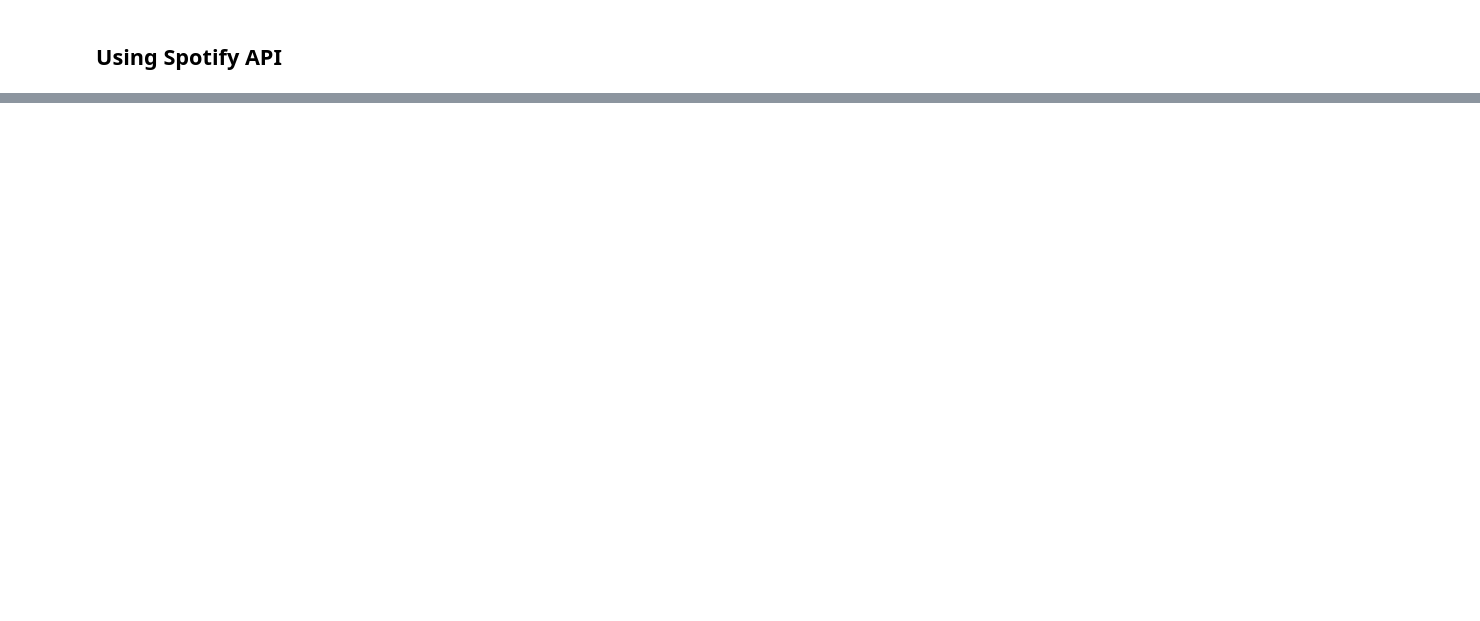
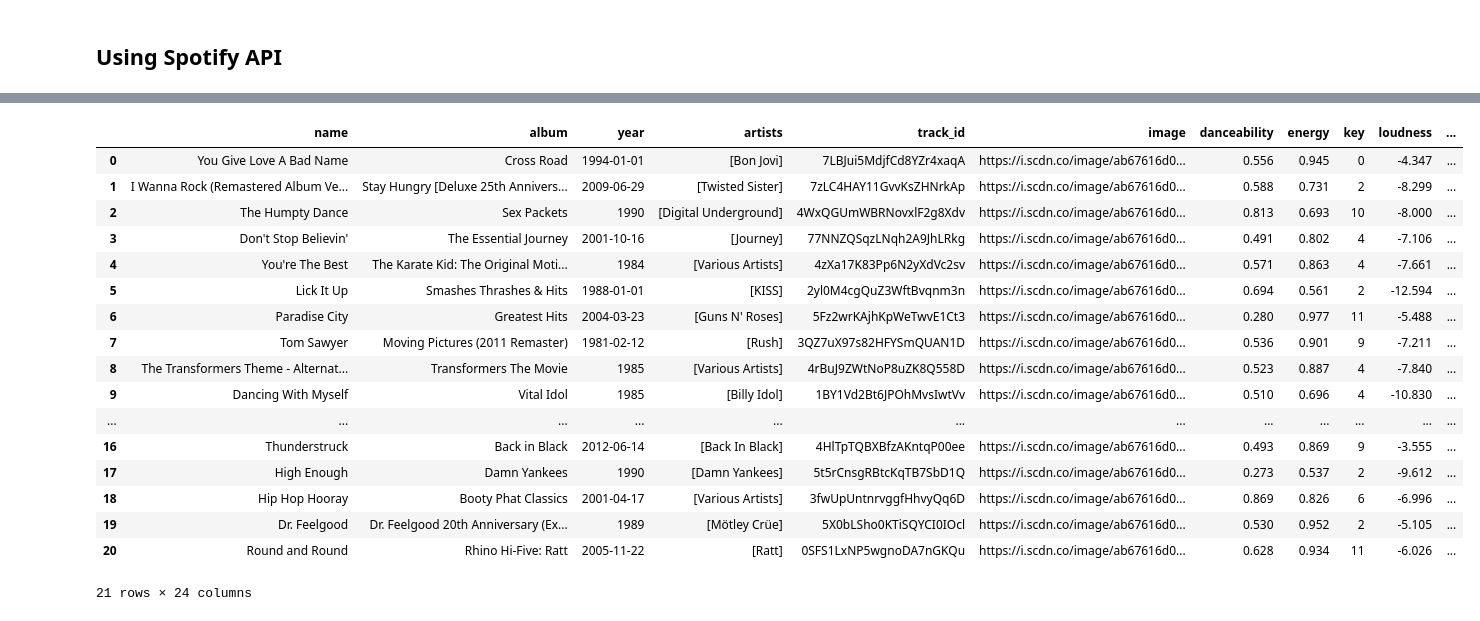
Before and after one commit to jsakarvadia/music-taste-classification-cdc2023, a Jupyter notebook: spotify_algorithm.ipynb, the cells around one changed output, grey strips where cells are left out. Saved outputs shown, nothing was run; the diff lists cells and outputs as text; code cells hidden in the pictures; blank space fills up the shorter version.

Commit message:
added single playlist capability

```diff
--- a/spotify_algorithm.ipynb
+++ b/spotify_algorithm.ipynb
@@ -100,0 +71,21 @@ import spotipy.util as util
+# %%
+get_playlist('4ijJSfRKLOKSLt51BIVYww')
+# %% [output]
+|  | name | album | year | artists | track_id | image | danceability | energy | key | loudness | ... |
+| 0 | You Give Love A Bad Name | Cross Road | 1994-01-01 | [Bon Jovi] | 7LBJui5MdjfCd8YZr4xaqA | https://i.scdn.co/image/ab67616d0... | 0.556 | 0.945 | 0 | -4.347 | ... |
+| 1 | I Wanna Rock (Remastered Album Ve... | Stay Hungry [Deluxe 25th Annivers... | 2009-06-29 | [Twisted Sister] | 7zLC4HAY11GvvKsZHNrkAp | https://i.scdn.co/image/ab67616d0... | 0.588 | 0.731 | 2 | -8.299 | ... |
+| 2 | The Humpty Dance | Sex Packets | 1990 | [Digital Underground] | 4WxQGUmWBRNovxlF2g8Xdv | https://i.scdn.co/image/ab67616d0... | 0.813 | 0.693 | 10 | -8.000 | ... |
+| 3 | Don't Stop Believin' | The Essential Journey | 2001-10-16 | [Journey] | 77NNZQSqzLNqh2A9JhLRkg | https://i.scdn.co/image/ab67616d0... | 0.491 | 0.802 | 4 | -7.106 | ... |
+| 4 | You're The Best | The Karate Kid: The Original Moti... | 1984 | [Various Artists] | 4zXa17K83Pp6N2yXdVc2sv | https://i.scdn.co/image/ab67616d0... | 0.571 | 0.863 | 4 | -7.661 | ... |
+| 5 | Lick It Up | Smashes Thrashes & Hits | 1988-01-01 | [KISS] | 2yl0M4cgQuZ3WftBvqnm3n | https://i.scdn.co/image/ab67616d0... | 0.694 | 0.561 | 2 | -12.594 | ... |
+| 6 | Paradise City | Greatest Hits | 2004-03-23 | [Guns N' Roses] | 5Fz2wrKAjhKpWeTwvE1Ct3 | https://i.scdn.co/image/ab67616d0... | 0.280 | 0.977 | 11 | -5.488 | ... |
+| 7 | Tom Sawyer | Moving Pictures (2011 Remaster) | 1981-02-12 | [Rush] | 3QZ7uX97s82HFYSmQUAN1D | https://i.scdn.co/image/ab67616d0... | 0.536 | 0.901 | 9 | -7.211 | ... |
+| 8 | The Transformers Theme - Alternat... | Transformers The Movie | 1985 | [Various Artists] | 4rBuJ9ZWtNoP8uZK8Q558D | https://i.scdn.co/image/ab67616d0... | 0.523 | 0.887 | 4 | -7.840 | ... |
+| 9 | Dancing With Myself | Vital Idol | 1985 | [Billy Idol] | 1BY1Vd2Bt6JPOhMvsIwtVv | https://i.scdn.co/image/ab67616d0... | 0.510 | 0.696 | 4 | -10.830 | ... |
+| ... | ... | ... | ... | ... | ... | ... | ... | ... | ... | ... | ... |
+| 16 | Thunderstruck | Back in Black | 2012-06-14 | [Back In Black] | 4HlTpTQBXBfzAKntqP00ee | https://i.scdn.co/image/ab67616d0... | 0.493 | 0.869 | 9 | -3.555 | ... |
+| 17 | High Enough | Damn Yankees | 1990 | [Damn Yankees] | 5t5rCnsgRBtcKqTB7SbD1Q | https://i.scdn.co/image/ab67616d0... | 0.273 | 0.537 | 2 | -9.612 | ... |
+| 18 | Hip Hop Hooray | Booty Phat Classics | 2001-04-17 | [Various Artists] | 3fwUpUntnrvggfHhvyQq6D | https://i.scdn.co/image/ab67616d0... | 0.869 | 0.826 | 6 | -6.996 | ... |
+| 19 | Dr. Feelgood | Dr. Feelgood 20th Anniversary (Ex... | 1989 | [Mötley Crüe] | 5X0bLSho0KTiSQYCI0IOcl | https://i.scdn.co/image/ab67616d0... | 0.530 | 0.952 | 2 | -5.105 | ... |
+| 20 | Round and Round | Rhino Hi-Five: Ratt | 2005-11-22 | [Ratt] | 0SFS1LxNP5wgnoDA7nGKQu | https://i.scdn.co/image/ab67616d0... | 0.628 | 0.934 | 11 | -6.026 | ... |
+21 rows × 24 columns
```
Also changed, not shown: parts of 9 cells of this notebook, 2 other files.
